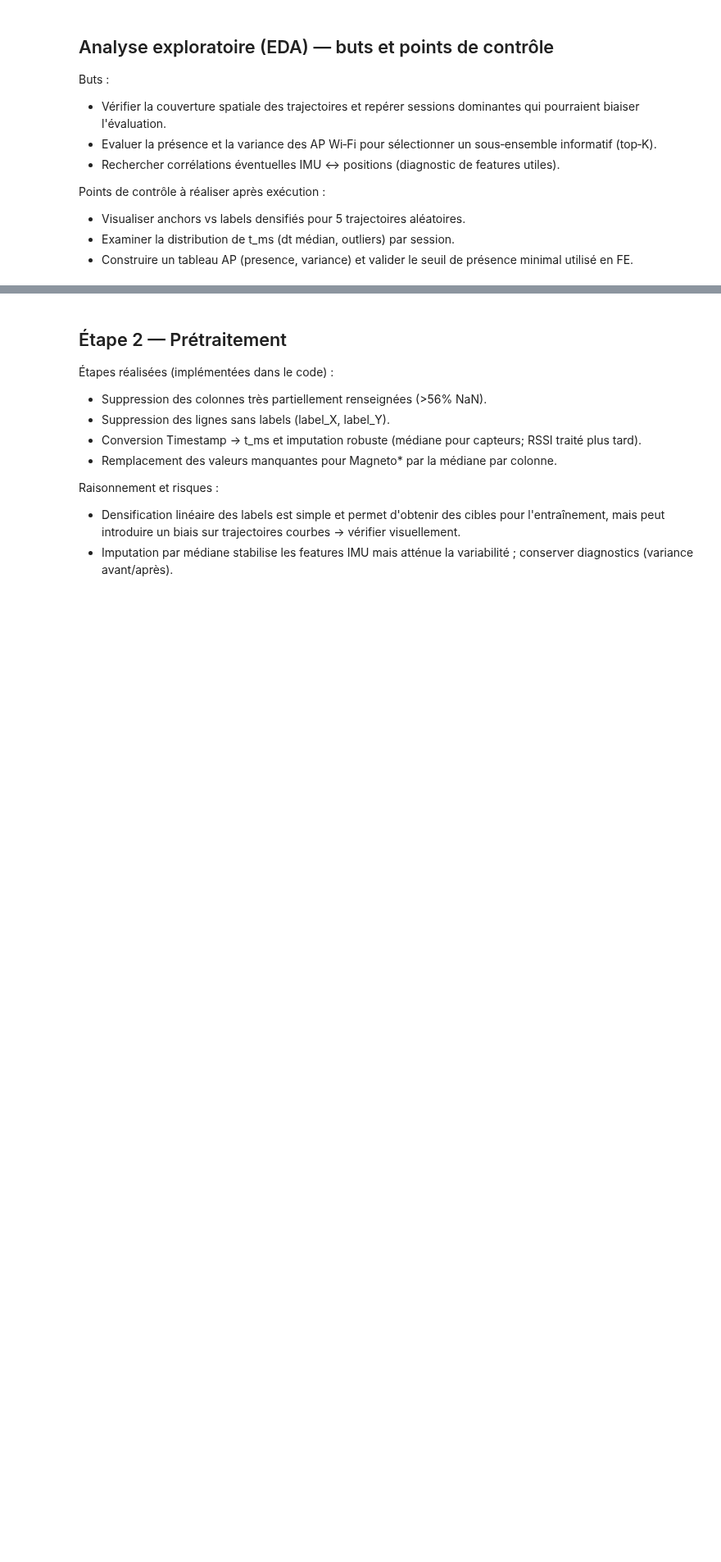
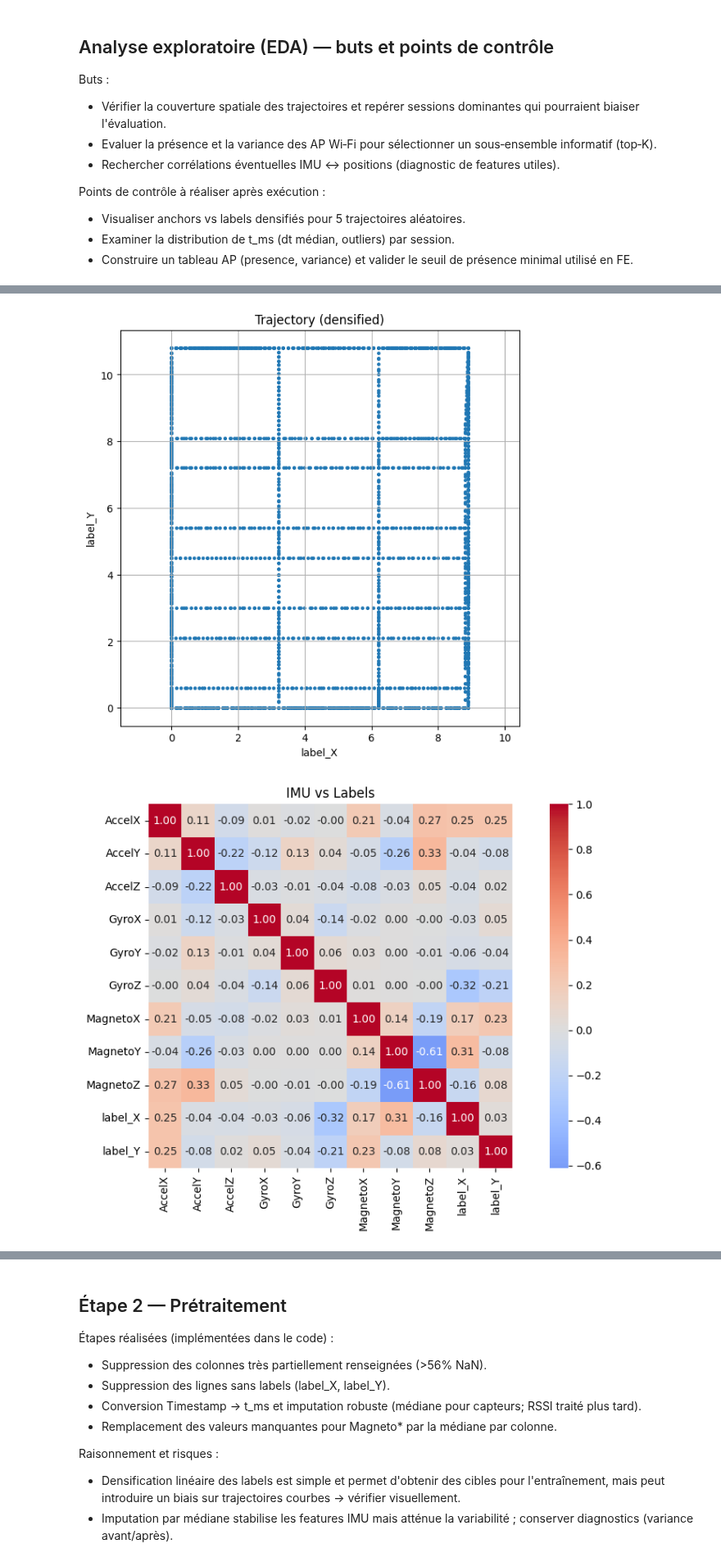
Before and after one commit to FlavienJalabert/indoor-localisation, a Jupyter notebook: Report_Indoor_Localisation.ipynb, the cells around one changed output, grey strips where cells are left out. Shown at 82% size. Saved outputs shown, nothing was run; the diff lists cells and outputs as text; code cells hidden in the pictures; blank space fills up the shorter version.

Commit message:
refactored codebase to be readable and reproducible update notebook to be pipeline only added outputs/ for run artifacts updated methodology and project goals

```diff
--- a/Report_Indoor_Localisation.ipynb
+++ b/Report_Indoor_Localisation.ipynb
@@ -139,0 +76,11 @@ Initial cleanup complete.
+# %%
+df_base_path = artifacts.artifact_path("data", "df_base", run_id, "csv")
+if artifacts.exists(df_base_path) and not force_recompute:
+    df_base = artifacts.load_df(df_base_path)
+else:
+    dfs = io_data.load_or_download_dataset(cfg.zip_url, cfg.cache_dir_raw, force=force_recompute)
+    df_base = preprocessing.make_base_dataframe(dfs, max_nan_ratio=cfg.max_nan_ratio)
+    artifacts.save_df(df_base, df_base_path)
+
+print(df_base.shape)
+df_base.head()
@@ -533,0 +114,33 @@ Nombre de colonnes Wi-Fi : 21
+# %%
+plotting.plot_trajectory(
+    df_base,
+    title="Trajectory (densified)",
+    save_path=paths.out_figures_dir() / f"traj__{run_id}.png",
+)
+
+imu_cols = [c for c in cfg.imu_cols if c in df_base.columns]
+if imu_cols:
+    plotting.plot_corr_heatmap(
+        df_base, imu_cols + ["label_X", "label_Y"],
+        title="IMU vs Labels",
+        save_path=paths.out_figures_dir() / f"corr_imu__{run_id}.png",
+    )
+
+wifi_cols = feature_engineering.get_wifi_columns(df_base, cfg.wifi_prefixes)
+if wifi_cols:
+    wifi_stats = []
+    for col in wifi_cols:
+        presence_ratio = df_base[col].notna().mean()
+        variance = df_base[col].var(skipna=True)
+        wifi_stats.append((col, presence_ratio, variance))
+    wifi_stats_df = pd.DataFrame(wifi_stats, columns=["AP", "presence_ratio", "variance"]).sort_values("variance", ascending=False)
+    top_wifi = wifi_stats_df.head(cfg.wifi_topk)["AP"].tolist()
+    if top_wifi:
+        plotting.plot_corr_heatmap(
+            df_base, top_wifi + ["label_X", "label_Y"],
+            title="Top WiFi vs Labels",
+            save_path=paths.out_figures_dir() / f"corr_wifi__{run_id}.png",
+        )
+# %% [output]
+[figure, added]
+[figure, added]
```
Also changed, not shown: parts of 72 cells of this notebook, 20 other files.
